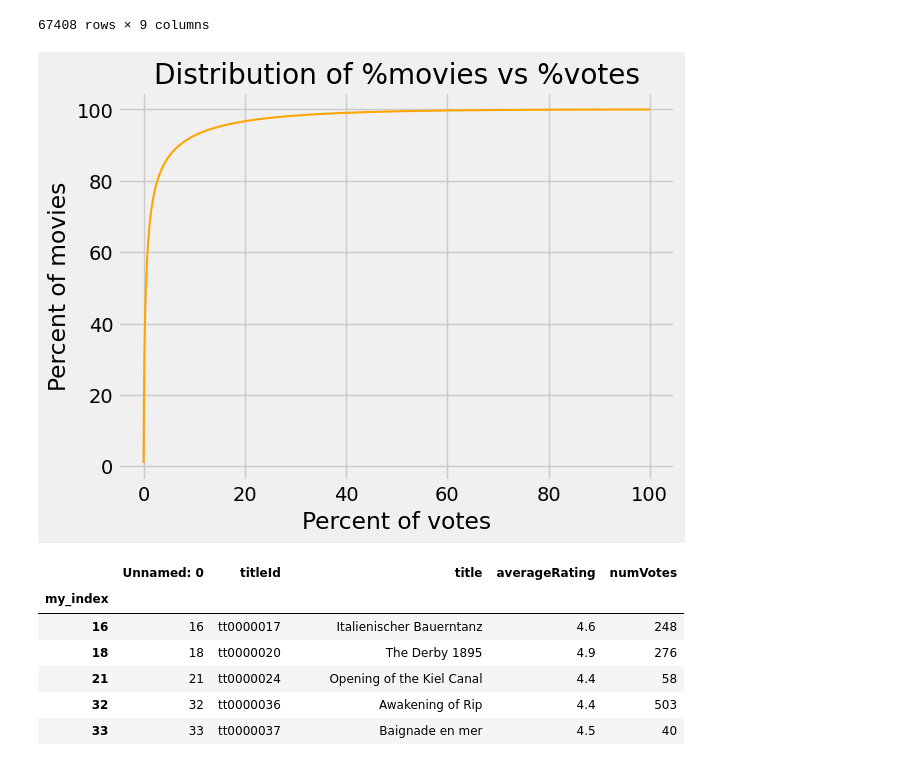
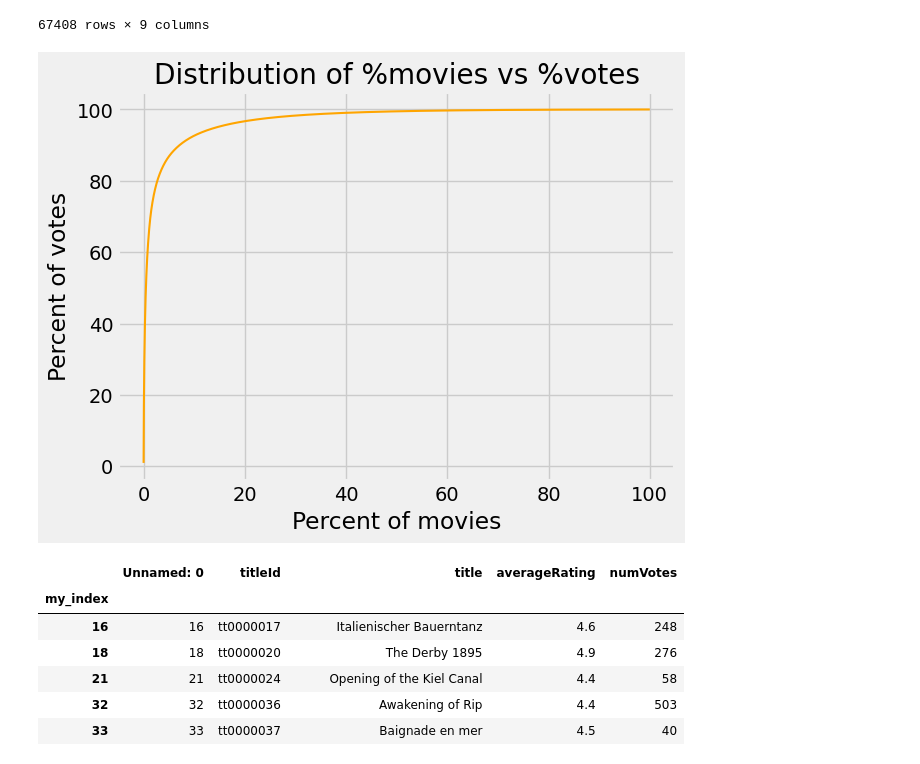
Before and after one commit to devakdesai7/imdb_ratings_repo, a Jupyter notebook: data_exploration.ipynb, the cells around one changed output. Cells and saved outputs as stored; diff of their text form; code cells hidden in the pictures.

```diff
--- a/data_exploration.ipynb
+++ b/data_exploration.ipynb
@@ -276,12 +276,12 @@ sortedByNUmberOfVotes
 # %%
 plt.title("Distribution of %movies vs %votes")
 
-plt.xlabel("Percent of votes")
-plt.ylabel("Percent of movies")
+plt.xlabel("Percent of movies")
+plt.ylabel("Percent of votes")
 plt.plot(sortedByNUmberOfVotes['percentOfMovie'], sortedByNUmberOfVotes['percentOfVotes'], linewidth = 1.5, color='#FFA500')
 plt.show()
 # %% [output]
-[figure, old version]
+[figure, new version]
 # %%
 filt = ((data['averageRating'] <= 5) & (data['averageRating'] >= 0))
 zeroToFiveBin = data[filt]
```
Also changed, not shown: 1 other file.
